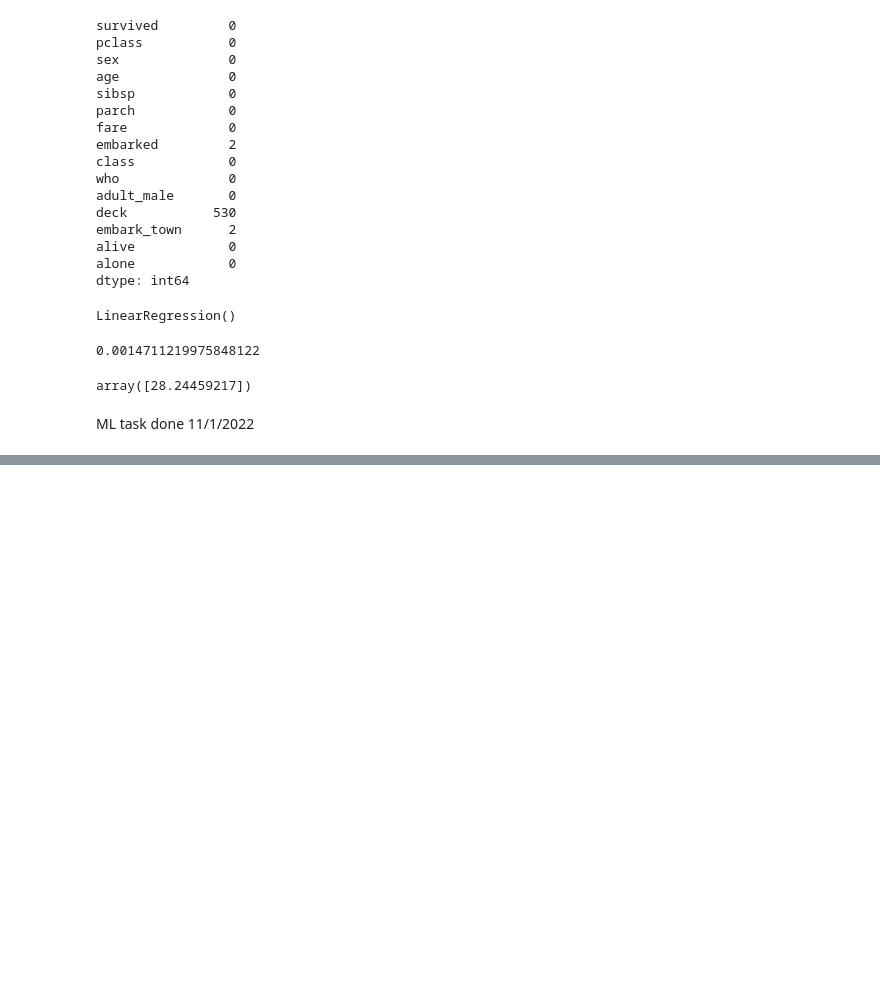
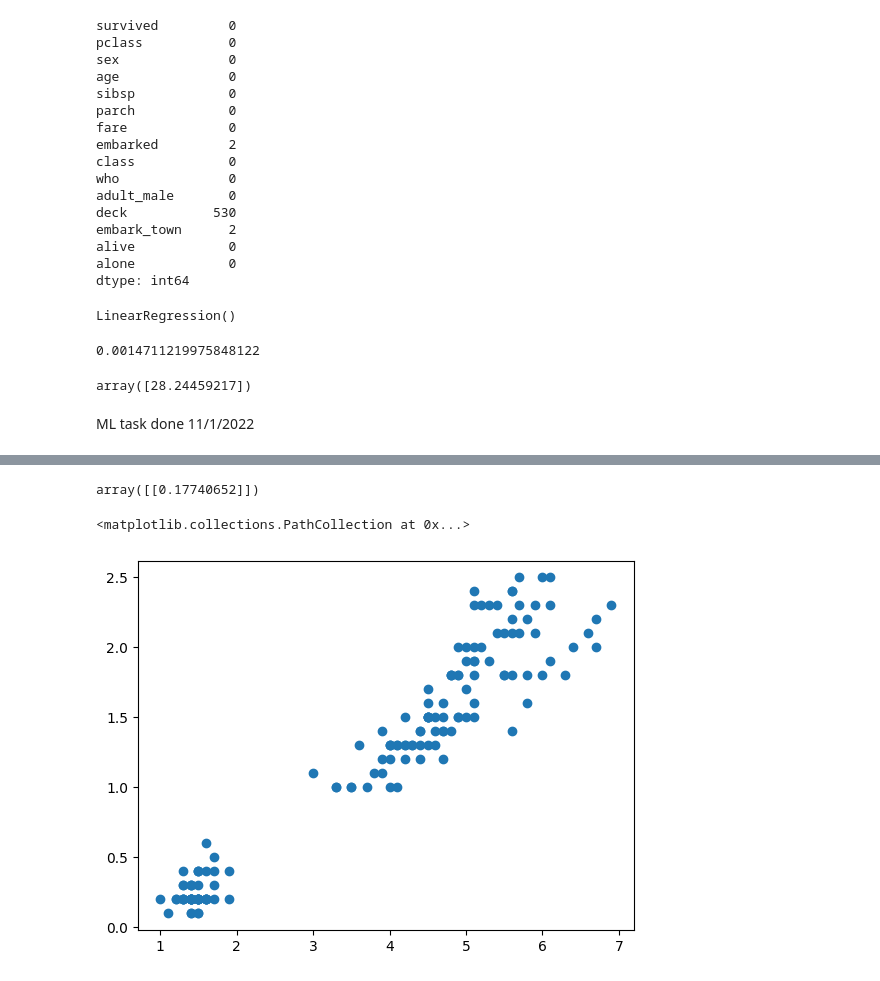
Before and after one commit to ijazkhan101/data-science-code-2022, a Jupyter notebook: MachineLearning.ipynb, the cells around one changed output, grey strips where cells are left out. Drawn from its saved outputs; the diff is of its cells as text; code cells hidden in the pictures; blank space fills up the shorter version.

```diff
--- a/MachineLearning.ipynb
+++ b/MachineLearning.ipynb
@@ -134,0 +141,3 @@ ML task done 11/1/2022
+# %%
+df = sns.load_dataset('iris')
+df.head()
@@ -134,0 +151,19 @@ ML task done 11/1/2022
+# %%
+#liner regrassion
+
+# existing colums
+
+x = df[['petal_length']]
+y = df[['petal_width']]
+
+model = LinearRegression()
+model.fit(x,y)
+model.predict([[1.3,]])
+# %% [output]
+array([[0.17740652]])
+# %%
+import matplotlib.pyplot as plt
+plt.scatter(x,y)
+# %% [output]
+<matplotlib.collections.PathCollection at 0x...>
+[figure, added]
```
Also changed, not shown: parts of 2 cells of this notebook.
